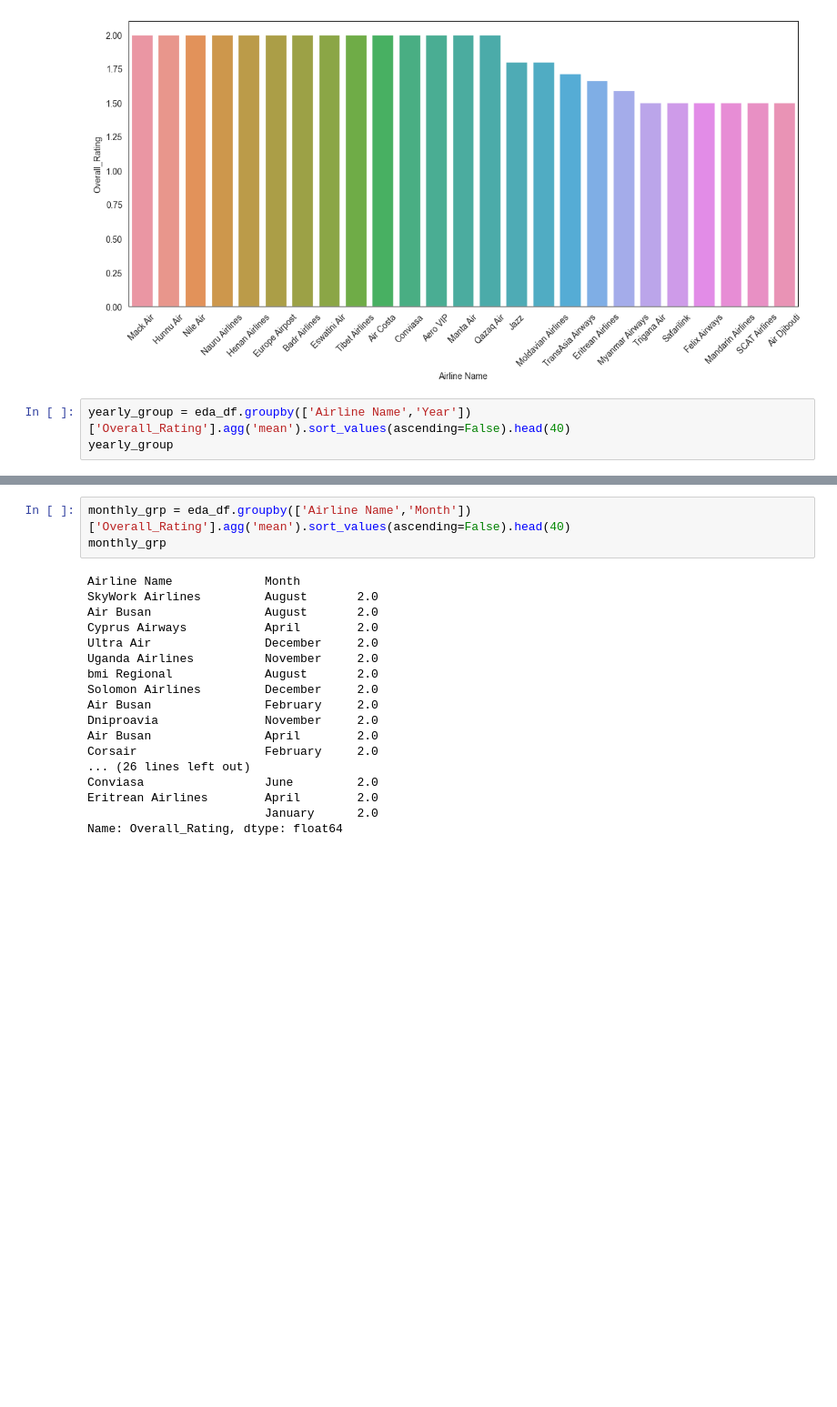
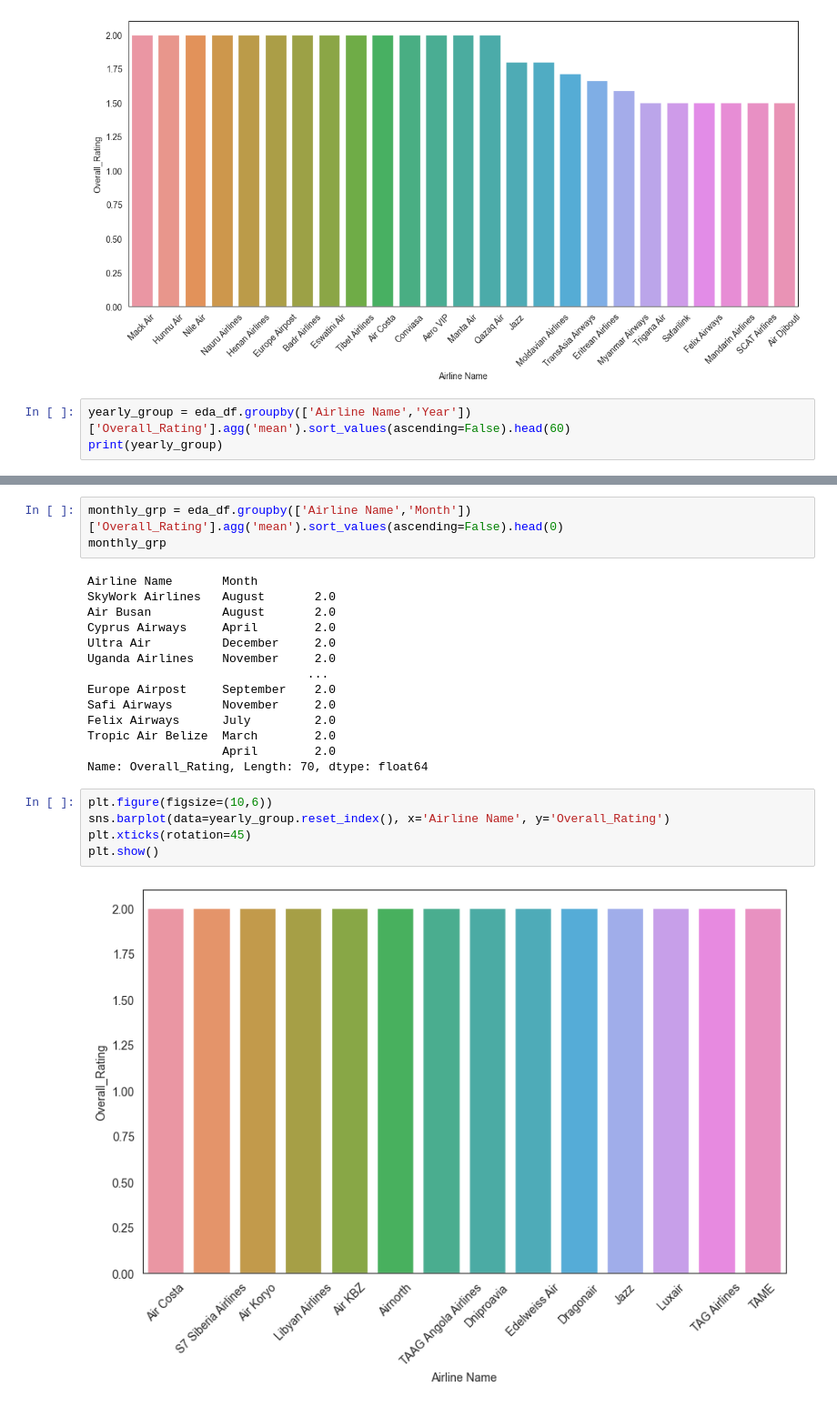
Before and after one commit to derak-isaack/airline_review, a Jupyter notebook: airline.ipynb, the cells around one changed output, grey strips where cells are left out. Shown at 91% size. Saved outputs shown, nothing was run; the diff lists cells and outputs as text; blank space fills up the shorter version.

```diff
--- a/airline.ipynb
+++ b/airline.ipynb
@@ -241,8 +241,8 @@ plt.show()
 # %% [output]
 [figure]
 # %%
-yearly_group = eda_df.groupby(['Airline Name','Year'])['Overall_Rating'].agg('mean').sort_values(ascending=False).head(40)
-yearly_group
+yearly_group = eda_df.groupby(['Airline Name','Year'])['Overall_Rating'].agg('mean').sort_values(ascending=False).head(60)
+print(yearly_group)
 # %% [output]
 Airline Name          Year
 Air Costa             2015    2.0
@@ -263,22 +263,25 @@ Dniproavia            2012    2.0
 Name: Overall_Rating, dtype: float64
 # %%
-monthly_grp = eda_df.groupby(['Airline Name','Month'])['Overall_Rating'].agg('mean').sort_values(ascending=False).head(40)
+monthly_grp = eda_df.groupby(['Airline Name','Month'])['Overall_Rating'].agg('mean').sort_values(ascending=False).head(0)
 monthly_grp
 # %% [output]
-Airline Name             Month
-SkyWork Airlines         August       2.0
-Air Busan                August       2.0
-Cyprus Airways           April        2.0
-Ultra Air                December     2.0
-Uganda Airlines          November     2.0
-bmi Regional             August       2.0
-Solomon Airlines         December     2.0
-Air Busan                February     2.0
-Dniproavia               November     2.0
-Air Busan                April        2.0
-Corsair                  February     2.0
-... (26 lines left out)
-Conviasa                 June         2.0
-Eritrean Airlines        April        2.0
-                         January      2.0
-Name: Overall_Rating, dtype: float64
+Airline Name       Month
+SkyWork Airlines   August       2.0
+Air Busan          August       2.0
+Cyprus Airways     April        2.0
+Ultra Air          December     2.0
+Uganda Airlines    November     2.0
+                               ...
+Europe Airpost     September    2.0
+Safi Airways       November     2.0
+Felix Airways      July         2.0
+Tropic Air Belize  March        2.0
+                   April        2.0
+Name: Overall_Rating, Length: 70, dtype: float64
+# %%
+plt.figure(figsize=(10,6))
+sns.barplot(data=yearly_group.reset_index(), x='Airline Name', y='Overall_Rating')
+plt.xticks(rotation=45)
+plt.show()
+# %% [output]
+[figure, added]
```
Also changed, not shown: parts of 5 cells of this notebook.
